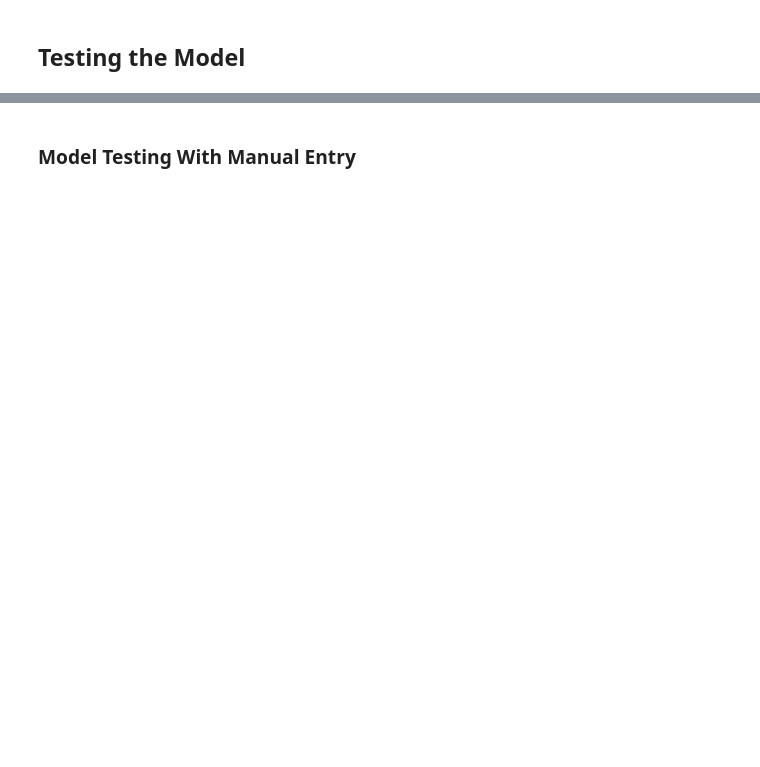
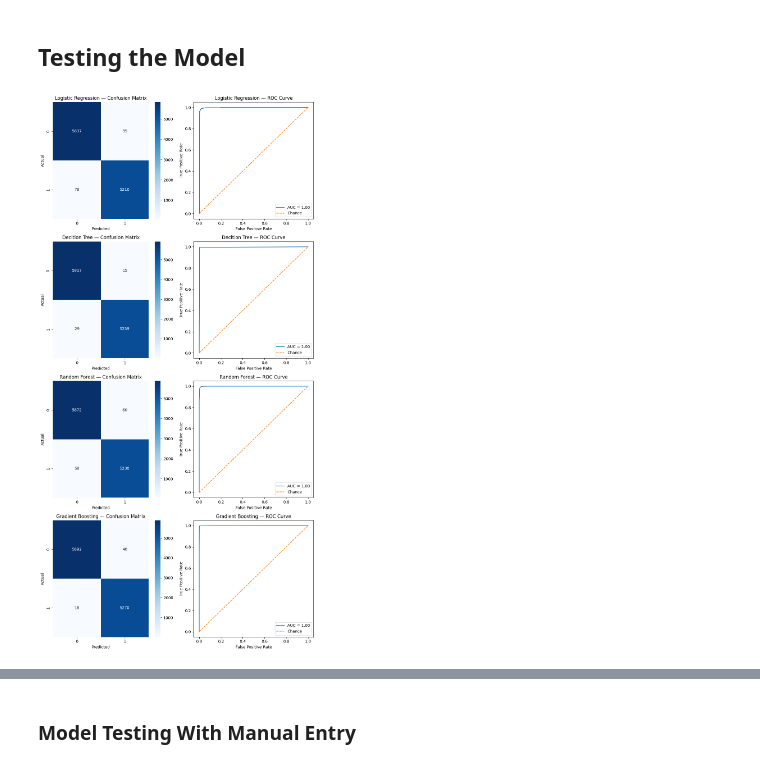
Before and after one commit to IshanPaharia/Fake-New-Detection-System, a Jupyter notebook: Fake News Detection using machine learning.ipynb, the cells around one changed output, grey strips where cells are left out. Cells and saved outputs as stored; diff of their text form; code cells hidden in the pictures; blank space fills up the shorter version.

```diff
--- a/Fake News Detection using machine learning.ipynb
+++ b/Fake News Detection using machine learning.ipynb
@@ -15,8 +20,8 @@ from sklearn.metrics import classification_report
 # %% [markdown]
 ## Loading the data
 # %%
-data_fake=pd.read_csv('Fake.csv')
-data_true=pd.read_csv('True.csv')
+data_fake=pd.read_csv('/content/drive/MyDrive/DscProj/Fake-News-Detection/Fake.csv')
+data_true=pd.read_csv('/content/drive/MyDrive/DscProj/Fake-News-Detection/True.csv')
 # %% [markdown]
 ### Data Preview
 # %%
@@ -186,0 +299,47 @@ def manual_testing(news):
+# %%
+from sklearn.metrics import confusion_matrix, roc_curve, auc
+import matplotlib.pyplot as plt
+import seaborn as sns
+
+# 1) Collect your trained models into a dict
+models = {
+    "Logistic Regression": LR,
+    "Decition Tree": DT,
+    "Random Forest": RF,
+    "Gradient Boosting": GB,
+}
+
+# 2) Create a big figure with 2 columns per model
+n = len(models)
+plt.figure(figsize=(10, 5 * n))
+
+for i, (name, model) in enumerate(models.items(), start=1):
+    # predictions and probabilities
+    y_pred = model.predict(xv_test)
+    # some models (e.g. SVM) need decision_function; if no predict_proba, use:
+    # y_score = model.decision_function(xv_test)
+    y_score = model.predict_proba(xv_test)[:, 1]
+
+    # --- Confusion Matrix subplot ---
+    cm = confusion_matrix(y_test, y_pred)
+    ax1 = plt.subplot(n, 2, 2*i - 1)
+    sns.heatmap(cm, annot=True, fmt="d", cmap="Blues", ax=ax1)
+    ax1.set_title(f"{name} — Confusion Matrix")
+    ax1.set_xlabel("Predicted")
+    ax1.set_ylabel("Actual")
+
+    # --- ROC Curve subplot ---
+    fpr, tpr, _ = roc_curve(y_test, y_score)
+    roc_auc = auc(fpr, tpr)
+    ax2 = plt.subplot(n, 2, 2*i)
+    ax2.plot(fpr, tpr, label=f"AUC = {roc_auc:.2f}")
+    ax2.plot([0, 1], [0, 1], "--", label="Chance")
+    ax2.set_title(f"{name} — ROC Curve")
+    ax2.set_xlabel("False Positive Rate")
+    ax2.set_ylabel("True Positive Rate")
+    ax2.legend(loc="lower right")
+
+plt.tight_layout()
+plt.show()
+# %% [output]
+[figure, added]
```
Also changed, not shown: parts of 31 cells of this notebook, 5 other files.
